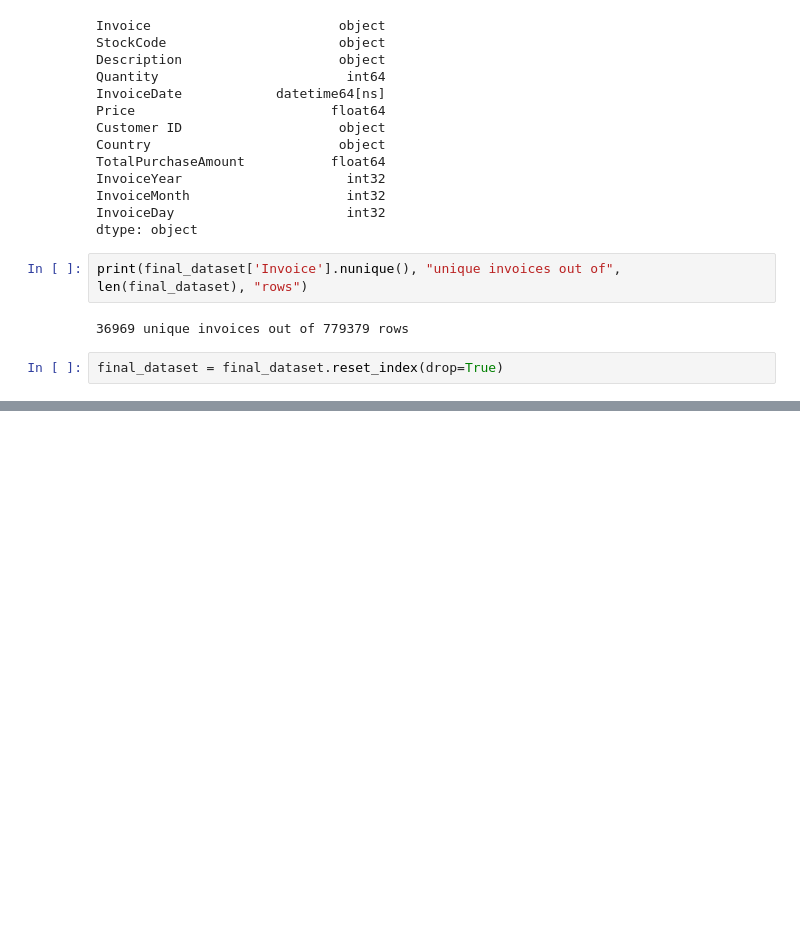
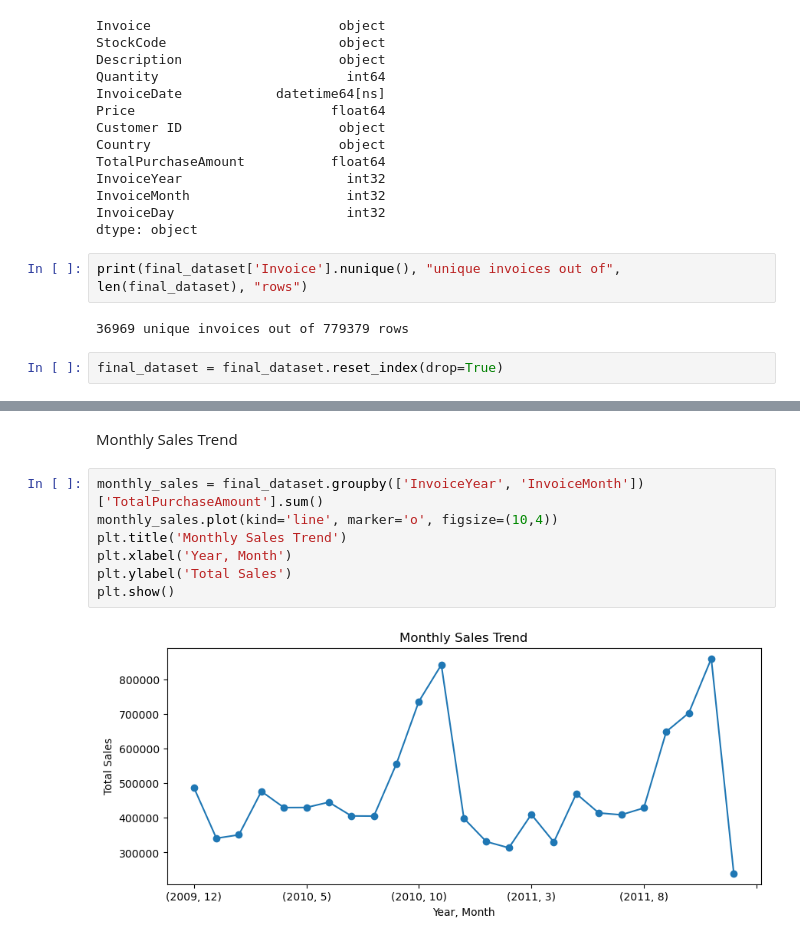
Before and after one commit to Amanarun2907/Celebal-Technologies-Online-Internship-Project-, a Jupyter notebook: python_file_of_the_complete_project.ipynb, the cells around one changed output, grey strips where cells are left out. Cells and saved outputs as stored; diff of their text form; blank space fills up the shorter version.

```diff
--- a/python_file_of_the_complete_project.ipynb
+++ b/python_file_of_the_complete_project.ipynb
@@ -483,0 +603,11 @@ final_dataset.head(10)
+# %% [markdown]
+Monthly Sales Trend
+# %%
+monthly_sales = final_dataset.groupby(['InvoiceYear', 'InvoiceMonth'])['TotalPurchaseAmount'].sum()
+monthly_sales.plot(kind='line', marker='o', figsize=(10,4))
+plt.title('Monthly Sales Trend')
+plt.xlabel('Year, Month')
+plt.ylabel('Total Sales')
+plt.show()
+# %% [output]
+[figure, added]
```
Also changed, not shown: parts of 75 cells of this notebook.
